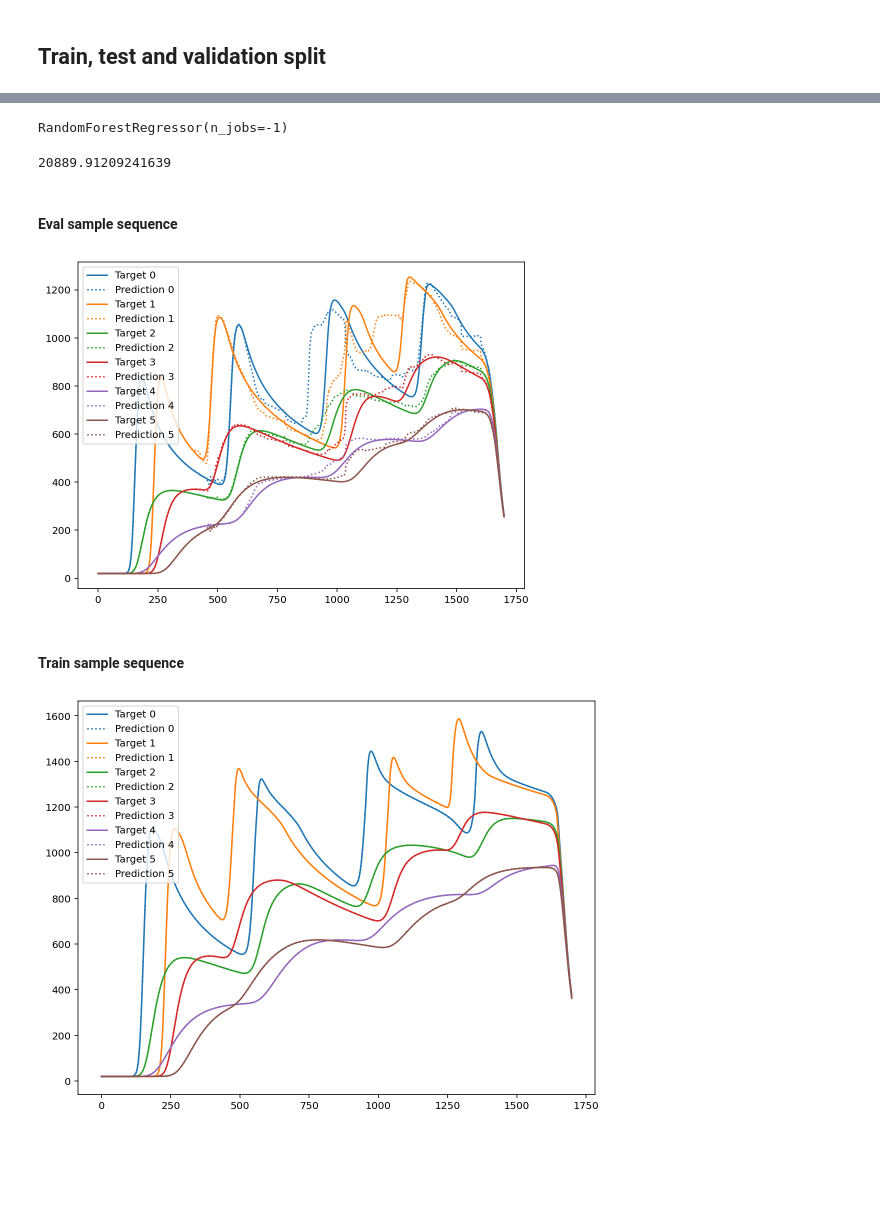
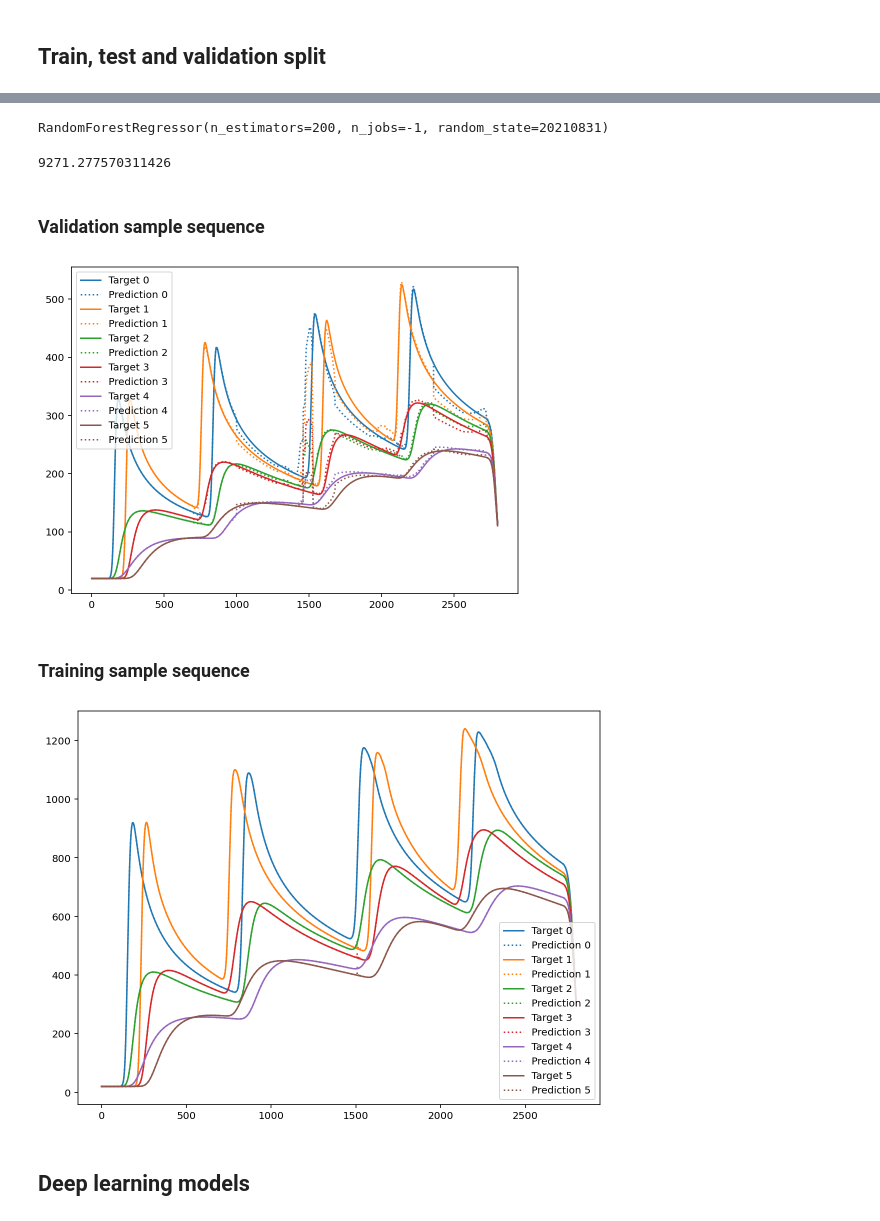
Before and after one commit to CarolineSainvitu/cenaero, a Jupyter notebook: gaspard/explore.ipynb, the cells around one changed output, grey strips where cells are left out. Saved outputs shown, nothing was run; the diff lists cells and outputs as text; code cells hidden in the pictures; blank space fills up the shorter version.

```diff
--- a/gaspard/explore.ipynb
+++ b/gaspard/explore.ipynb
@@ -28,8 +29,8 @@ def load_data(simulation_ids, flatten_sequences=False):
         # Parse parameters
         with open(PARAMS_PATH.format(simulation_id)) as params_file:
             lines = params_file.read().splitlines()
-            power = lines[0].split(' = ')[1]
-            break_time = lines[1].split(' = ')[1]
+            power = float(lines[0].split(' = ')[1])
+            break_time = float(lines[1].split(' = ')[1])
 
         # Input data
         time = data['time']
@@ -62,7 +63,7 @@ def load_data(simulation_ids, flatten_sequences=False):
         inputs = np.stack(inputs, axis=1)
         targets = np.stack(targets, axis=1)
 
-    return inputs, targets
+    return inputs.astype(np.float32), targets.astype(np.float32)
 # %%
 # Preview of the data
 
@@ -76,12 +77,12 @@ targets: (1384, 8, 6)
 # %% [markdown]
 ## Train, test and validation split
 # %%
-np.random.seed(20210831)
+np.random.seed(RANDOM_SEED)
 permutation = np.random.permutation(np.arange(1, NUM_SEQUENCES + 1))
-first_split = int(0.5 * NUM_SEQUENCES)
-second_split = int(0.75 * NUM_SEQUENCES)
+first_split = int(0.7 * NUM_SEQUENCES)
+second_split = int(0.85 * NUM_SEQUENCES)
 train_sequence_ids = permutation[:first_split]
-eval_sequence_ids = permutation[first_split:second_split]
+valid_sequence_ids = permutation[first_split:second_split]
 test_sequence_ids = permutation[second_split:]
 # %%
 train_inputs, train_targets = load_data(train_sequence_ids, flatten_sequences=True)
@@ -98,9 +102,9 @@ plt.rcParams["figure.figsize"] = (8, 6)
 # %%
 from sklearn.ensemble import RandomForestRegressor
 
-rf = RandomForestRegressor(n_jobs=-1)
+rf = RandomForestRegressor(n_estimators=200, max_depth=None, random_state=RANDOM_SEED, n_jobs=-1)
 # %%
 rf.fit(train_inputs, train_targets)
 # %% [output]
-RandomForestRegressor(n_jobs=-1)
+RandomForestRegressor(n_estimators=200, n_jobs=-1, random_state=20210831)
 # %%
@@ -108,24 +112,24 @@ eval_preds = rf.predict(eval_inputs)
 # %%
-mse_loss = ((eval_preds - eval_targets) ** 2).sum() / eval_preds.shape[0]
+mse_loss = ((valid_preds - valid_targets) ** 2).sum() / valid_preds.shape[0]
 print(mse_loss)
 # %% [output]
-20889.91209241639
+9271.277570311426
 # %% [markdown]
-#### Eval sample sequence
+### Validation sample sequence
 # %%
-sample_eval_id = np.random.choice(eval_sequence_ids, size=(1,))
-sample_eval_inputs, sample_eval_targets = load_data(sample_eval_id, flatten_sequences=True)
+sample_valid_id = np.random.choice(valid_sequence_ids, size=(1,))
+sample_valid_inputs, sample_valid_targets = load_data(sample_valid_id, flatten_sequences=True)
 
-sample_eval_preds = rf.predict(sample_eval_inputs)
+sample_valid_preds = rf.predict(sample_valid_inputs)
 # %%
 for i in range(6):
-    plt.plot(sample_eval_targets[:, i], color='C{}'.format(i), label='Target {}'.format(i))
-    plt.plot(sample_eval_preds[:, i], color='C{}'.format(i), linestyle=':', label='Prediction {}'.format(i))
+    plt.plot(sample_valid_targets[:, i], color='C{}'.format(i), label='Target {}'.format(i))
+    plt.plot(sample_valid_preds[:, i], color='C{}'.format(i), linestyle=':', label='Prediction {}'.format(i))
     plt.legend()
 # %% [output]
-[figure, old version]
+[figure, new version]
 # %% [markdown]
-#### Train sample sequence
+### Training sample sequence
 # %%
 sample_train_id = np.random.choice(train_sequence_ids, size=(1,))
 sample_train_inputs, sample_train_targets = load_data(sample_train_id, flatten_sequences=True)
@@ -139,4 +143,6 @@ for i in range(6):
 plt.tight_layout()
 plt.show()
 # %% [output]
-[figure, old version]
+[figure, new version]
+# %% [markdown]
+## Deep learning models
```
Also changed, not shown: parts of 24 cells of this notebook.
